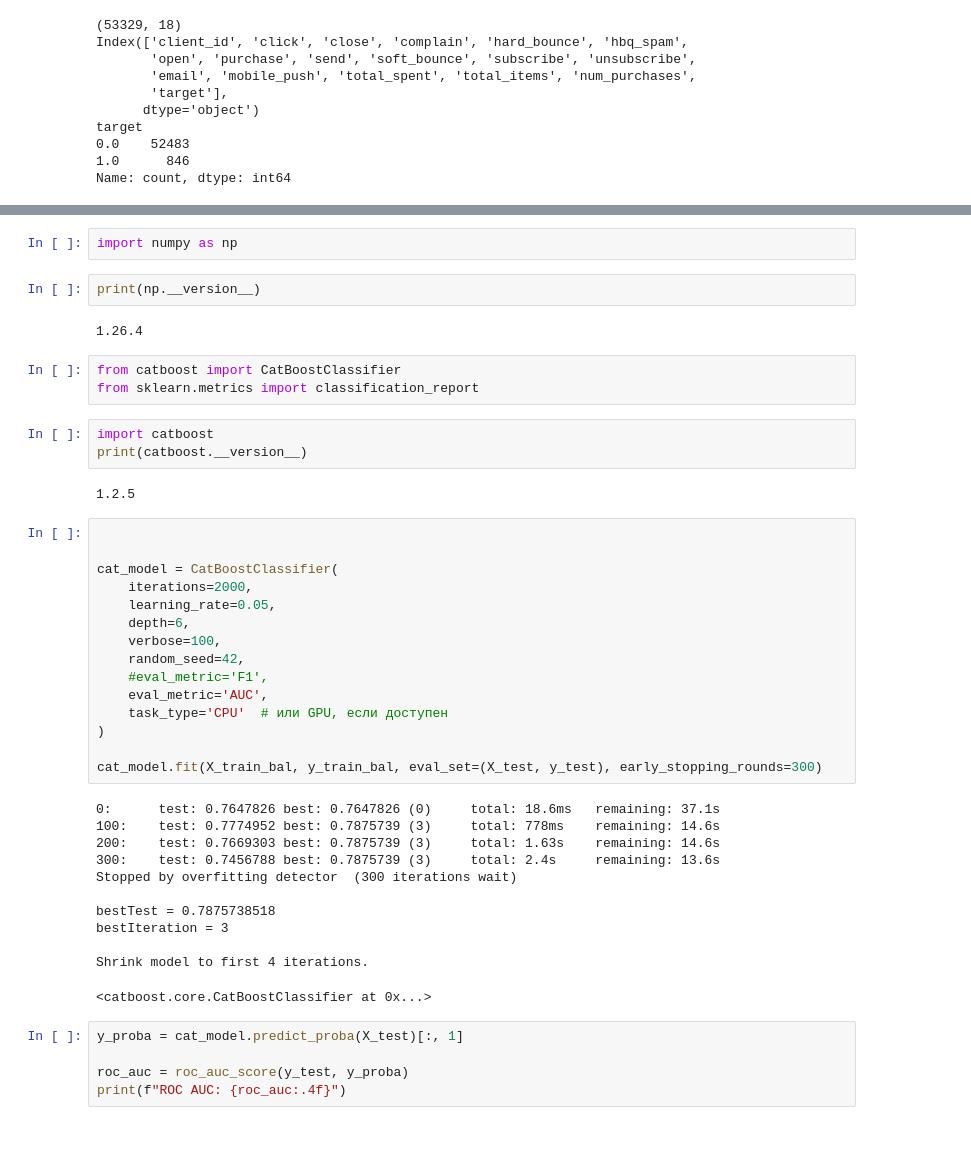
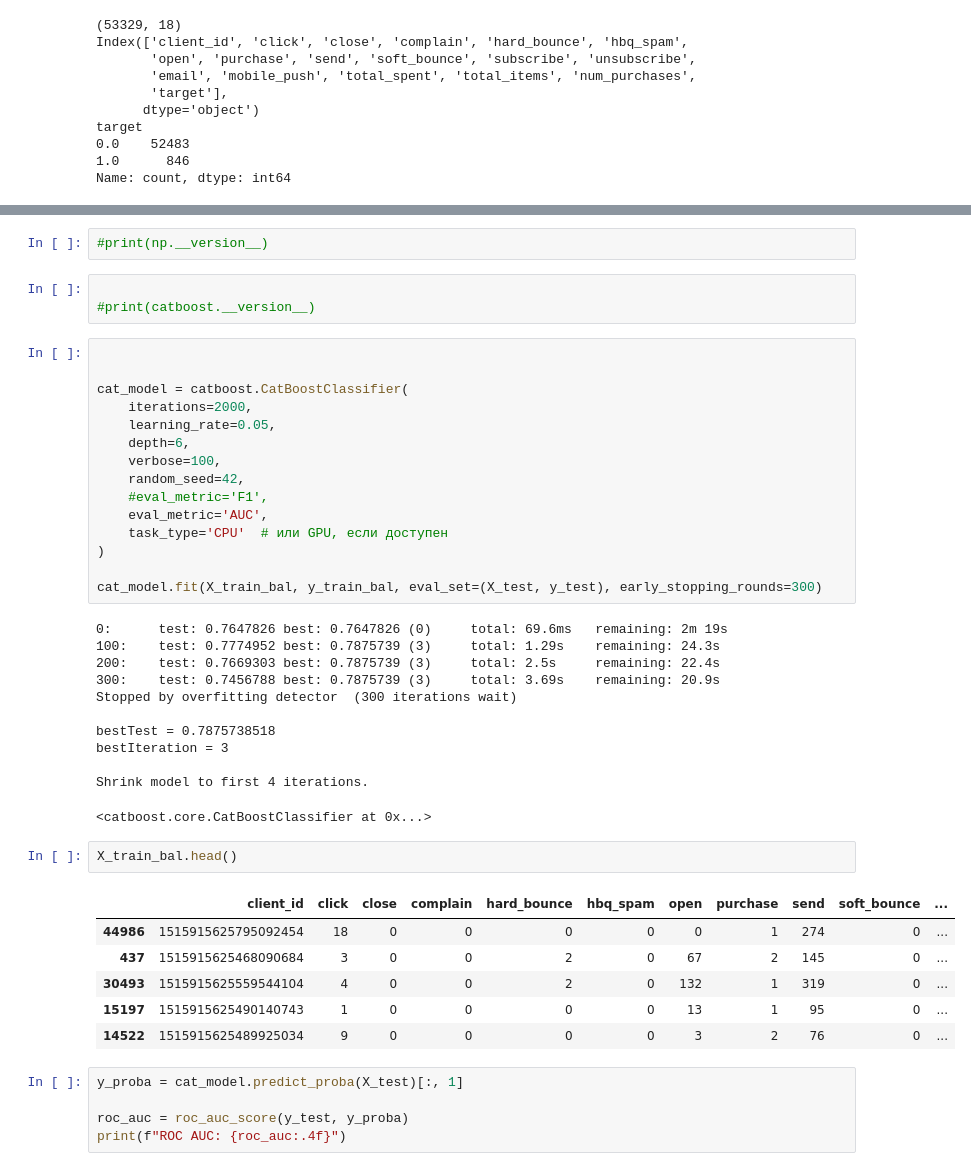
Before and after one commit to shoqun/Practicum, a Jupyter notebook: masterskaya2/masterskaya2.ipynb, the cells around one changed output, grey strips where cells are left out. Saved outputs shown, nothing was run; the diff lists cells and outputs as text; blank space fills up the shorter version.

```diff
--- a/masterskaya2/masterskaya2.ipynb
+++ b/masterskaya2/masterskaya2.ipynb
@@ -610,21 +701,12 @@ Successfully installed numpy-1.26.4
-# %%
-import numpy as np
 # %%
-print(np.__version__)
+#print(np.__version__)
-# %% [output]
-1.26.4
-# %%
-from catboost import CatBoostClassifier
-from sklearn.metrics import classification_report
 # %%
-import catboost
-print(catboost.__version__)
+
+#print(catboost.__version__)
-# %% [output]
-1.2.5
 # %%
 
 
-cat_model = CatBoostClassifier(
+cat_model = catboost.CatBoostClassifier(
     iterations=2000,
     learning_rate=0.05,
     depth=6,
@@ -637,10 +719,10 @@ cat_model = CatBoostClassifier(
 
 cat_model.fit(X_train_bal, y_train_bal, eval_set=(X_test, y_test), early_stopping_rounds=300)
 # %% [output]
-0:      test: 0.7647826 best: 0.7647826 (0)     total: 18.6ms   remaining: 37.1s
-100:    test: 0.7774952 best: 0.7875739 (3)     total: 778ms    remaining: 14.6s
-200:    test: 0.7669303 best: 0.7875739 (3)     total: 1.63s    remaining: 14.6s
-300:    test: 0.7456788 best: 0.7875739 (3)     total: 2.4s     remaining: 13.6s
+0:      test: 0.7647826 best: 0.7647826 (0)     total: 69.6ms   remaining: 2m 19s
+100:    test: 0.7774952 best: 0.7875739 (3)     total: 1.29s    remaining: 24.3s
+200:    test: 0.7669303 best: 0.7875739 (3)     total: 2.5s     remaining: 22.4s
+300:    test: 0.7456788 best: 0.7875739 (3)     total: 3.69s    remaining: 20.9s
 Stopped by overfitting detector  (300 iterations wait)
 
 bestTest = 0.7875738518
@@ -648,6 +730,15 @@ bestIteration = 3
 
 Shrink model to first 4 iterations.
 <catboost.core.CatBoostClassifier at 0x...>
+# %%
+X_train_bal.head()
+# %% [output]
+|  | client_id | click | close | complain | hard_bounce | hbq_spam | open | purchase | send | soft_bounce | ... |
+| 44986 | 1515915625795092454 | 18 | 0 | 0 | 0 | 0 | 0 | 1 | 274 | 0 | ... |
+| 437 | 1515915625468090684 | 3 | 0 | 0 | 2 | 0 | 67 | 2 | 145 | 0 | ... |
+| 30493 | 1515915625559544104 | 4 | 0 | 0 | 2 | 0 | 132 | 1 | 319 | 0 | ... |
+| 15197 | 1515915625490140743 | 1 | 0 | 0 | 0 | 0 | 13 | 1 | 95 | 0 | ... |
+| 14522 | 1515915625489925034 | 9 | 0 | 0 | 0 | 0 | 3 | 2 | 76 | 0 | ... |
 # %%
 y_proba = cat_model.predict_proba(X_test)[:, 1]
 
```
Also changed, not shown: parts of 27 cells of this notebook, 2 other files.
